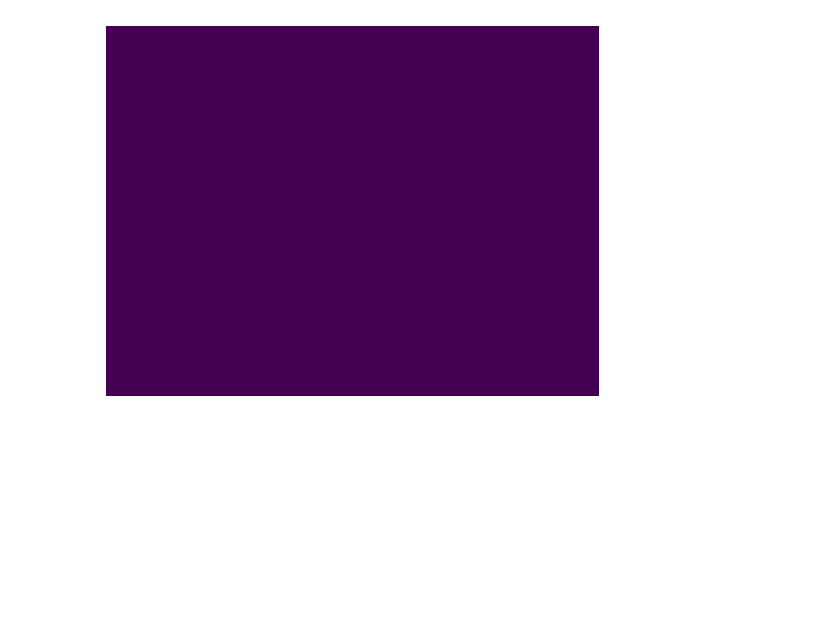
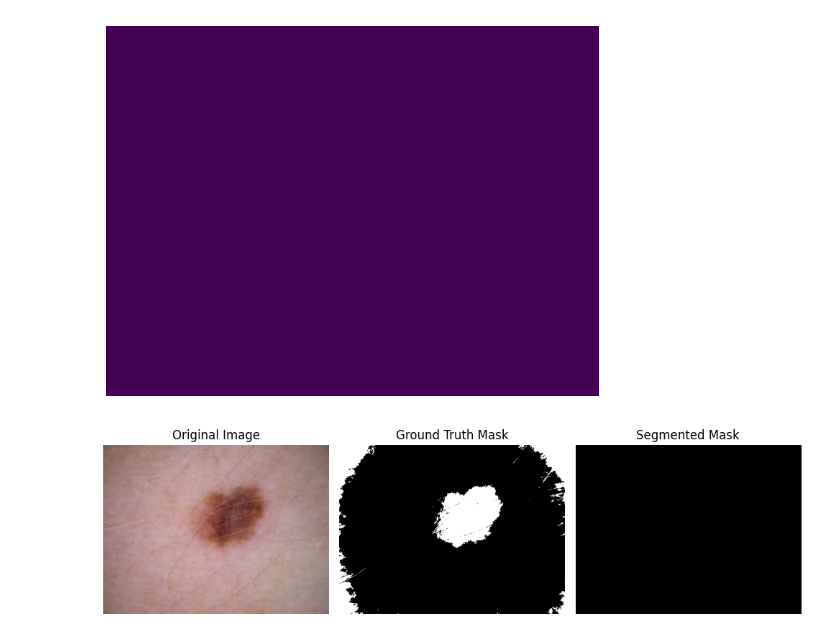
Before and after one commit to Karthika506/Familial_melanoma, a Jupyter notebook: Familial_melanoma.ipynb, the cells around one changed output. Saved outputs shown, nothing was run; the diff lists cells and outputs as text; code cells hidden in the pictures; blank space fills up the shorter version.

```diff
--- a/Familial_melanoma.ipynb
+++ b/Familial_melanoma.ipynb
@@ -174,3 +174,24 @@ plt.axis('off')  # Remove axis ticks and labels
 plt.show()
 # %% [output]
 [figure]
+# %%
+plt.figure(figsize=(10, 4))
+plt.subplot(1, 3, 1)
+plt.imshow(cv2.cvtColor(sample_image, cv2.COLOR_BGR2RGB))
+plt.title('Original Image')
+plt.axis('off')
+
+plt.subplot(1, 3, 2)
+plt.imshow(np.squeeze(sample_mask), cmap='gray')
+plt.title('Ground Truth Mask')
+plt.axis('off')
+
+plt.subplot(1, 3, 3)
+plt.imshow(binary_mask, cmap='gray')
+plt.title('Segmented Mask')
+plt.axis('off')
+
+plt.tight_layout()
+plt.show()
+# %% [output]
+[figure, added]
```
Also changed, not shown: parts of 1 cell of this notebook.
